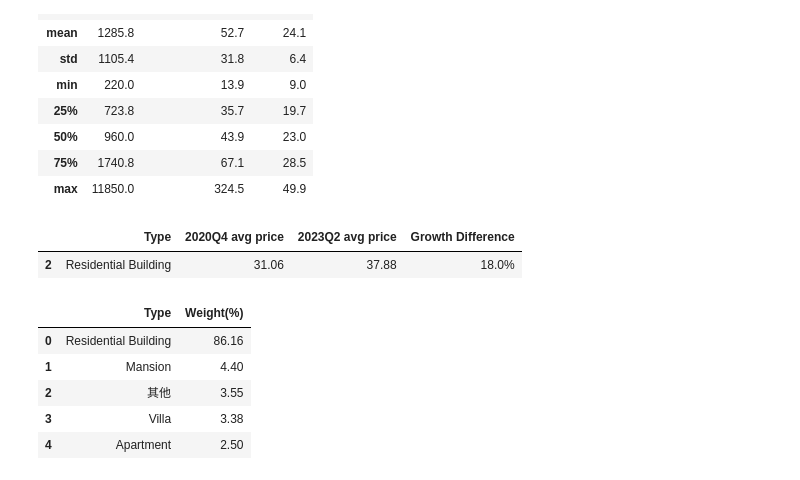
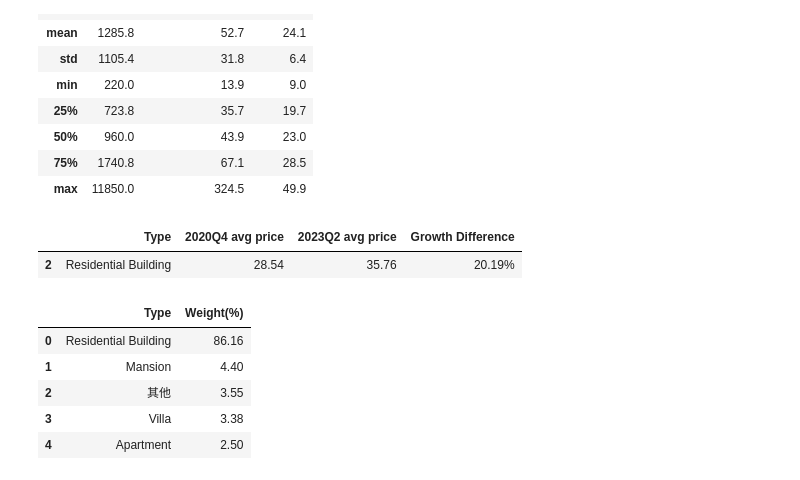
Before and after one commit to e19931107/Project2, a Jupyter notebook: Taoyuan property price analysis_20240103.ipynb, the cells around one changed output. Saved outputs shown, nothing was run; the diff lists cells and outputs as text; code cells hidden in the pictures.

```diff
--- a/Taoyuan property price analysis_20240103.ipynb
+++ b/Taoyuan property price analysis_20240103.ipynb
@@ -517,19 +415,10 @@ table_Zh_Tao
 # %%
-# 針對青埔特區作分析
-# 要搜尋的多個關鍵字
 keywords = ['青芝段', '青山段', '青溪段', '青昇段', '青平段', '青峰段', '領航南路', '領航北路', '公園路二段', '公園路一段', '洽溪路', '青埔路',
             '文智路', '文興路', '致遠一路', '致祥三街', '致祥一街', '吉園路', '青境路', '青昇路', '青昇一街', '青峰路二段', '大成路一段', '高鐵北路二段',
             '大勇路', '大華一街', '大華二街', '領航北路三段', '明德街', '興德路', '永園路二段']
 
-# 在"土地位置建物門牌"欄位中找到包含特定關鍵字的資料
 data_HSR = data[(data['鄉鎮市區'] == '中壢區') | (data['鄉鎮市區'] == '大園區') | (data['建物型態'] == '公寓(5樓含以下無電梯)') | (data['建物型態'] == '透天厝') | (data['建物型態'] == '住宅大樓(11層含以上有電梯)') | (data['建物型態'] == '華廈(10層含以下有電梯)')]
 
-property_dict = {'公寓(5樓含以下無電梯)': 'Apartment',
-                 '透天厝': 'Villa',
-                 '住宅大樓(11層含以上有電梯)': 'Residential Building',
-                 '華廈(10層含以下有電梯)':'Mansion'}
-
-# 在"土地位置建物門牌"欄位中找到包含多個關鍵字的資料
 data_HSR = data_HSR[data_HSR['土地位置建物門牌'].str.contains('|'.join(keywords), na=False)]
 data_HSR_detail = data_HSR[['土地移轉總面積平方公尺', '總價元', '主建物面積坪', '土地移轉總面積坪', '建物移轉總面積坪', '單價元坪']]
 data_HSR_detail.loc[:,'總價元'] = data_HSR_detail['總價元'] / 10000
@@ -856,53 +734,43 @@ for type in list(property_dict.keys()):
 | 75% | 1740.8 | 67.1 | 28.5 |
 | max | 11850.0 | 324.5 | 49.9 |
 # %%
-# 初始化一個空的 DataFrame
 result_data_deer = pd.DataFrame(columns=['Type', '2020Q4 avg price', '2023Q2 avg price', 'Growth Difference'])
 
 for type in list(property_dict.keys()):
-    # Step 1: 篩選出建物型態為住宅大樓的數據
-    residential_df = data_bigger[data_bigger['建物型態'] == type]
+    residential_df = data_deer[data_deer['建物型態'] == type]
 
-    # Step 3: 計算2020年第四季和2023年第二季的平均價格
     avg_price_2020_Q4 = residential_df[(residential_df['Year'] == 2020) & (residential_df['Quarter'] == 4)]['單價元坪'].mean() / 10000
     avg_price_2023_Q2 = residential_df[(residential_df['Year'] == 2023) & (residential_df['Quarter'] == 2)]['單價元坪'].mean() / 10000
 
-    # 轉換為小數點兩位
     avg_price_2020_Q4 = round(avg_price_2020_Q4, 2)
     avg_price_2023_Q2 = round(avg_price_2023_Q2, 2)
 
-    # Step 4: 計算成長差異
     if not math.isnan(avg_price_2023_Q2):
         price_growth_difference = ((avg_price_2023_Q2 - avg_price_2020_Q4) / avg_price_2023_Q2) * 100
 
-        # 轉換成百分比，並且保留小數點兩位
         price_growth_difference = round(price_growth_difference, 2)
 
-        # Step 5: 檢查 Growth difference 是否為 NaN，如果不是，加入到 DataFrame
         if not math.isnan(price_growth_difference):
-            # 檢查是否為空的 DataFrame
             if result_data_deer.empty:
                 result_data_deer = pd.DataFrame([{
                     'Type': property_dict.get(type),
                     '2020Q4 avg price': avg_price_2020_Q4,
                     '2023Q2 avg price': avg_price_2023_Q2,
                     'Growth Difference': f"{price_growth_difference}%"
                 }])
             else:
-                # 合併非空的 DataFrame
                 result_data_deer = pd.concat([result_data_deer, pd.DataFrame([{
                     'Type': property_dict.get(type),
                     '2020Q4 avg price': avg_price_2020_Q4,
                     '2023Q2 avg price': avg_price_2023_Q2,
                     'Growth Difference': f"{price_growth_difference}%"
                 }])], ignore_index=True)
 
-# 輸出最終的 DataFrame
 result_data_deer = result_data_deer[(result_data_deer['Type'] == 'Residential Building')]# | (result_data_deer['Type'] == 'Mansion') | (result_data_deer['Type'] == 'Villa')]
 result_data_deer
 # %% [output]
 |  | Type | 2020Q4 avg price | 2023Q2 avg price | Growth Difference |
-| 2 | Residential Building | 31.06 | 37.88 | 18.0% |
+| 2 | Residential Building | 28.54 | 35.76 | 20.19% |
 # %%
 data_deer_building_type_ratio = pd.DataFrame(data_deer['建物型態'].value_counts(normalize=True) * 100).reset_index().round(2)
 data_deer_building_type_ratio.rename(columns={'建物型態': 'Type', 'proportion': 'Weight(%)'}, inplace=True)
```
Also changed, not shown: parts of 37 cells of this notebook.
